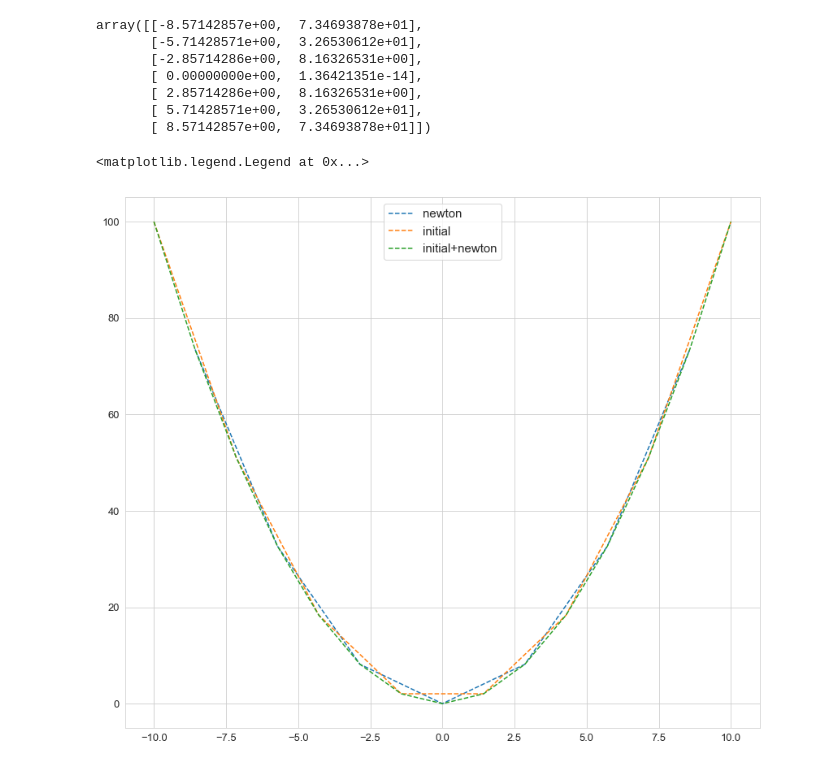
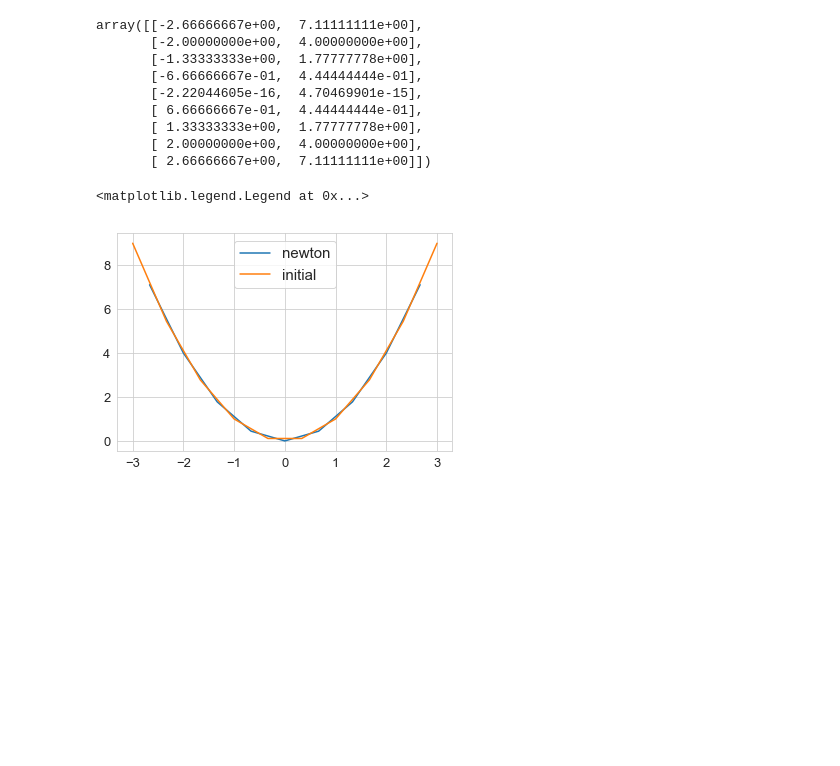
Before and after one commit to Dzhalolov/LabsForUniversity, a Jupyter notebook: Untitled.ipynb, the cells around one changed output. Drawn from its saved outputs; the diff is of its cells as text; code cells hidden in the pictures; blank space fills up the shorter version.

```diff
--- a/Untitled.ipynb
+++ b/Untitled.ipynb
@@ -42,14 +42,11 @@ def newton(x, x_new, n, y):
 import numpy as np
 import matplotlib.pyplot as plt
 
-a = -10
-b = 10
-n = 8
+a = -3
+b = 3
+n = 30
 x = np.linspace(a, b, n)
 y = x ** 2
 plt.plot(x, y)
 print("x: {} \ny: {}".format(x, y))
-x_new = 1.5
-y_new = newton(x, x_new, n, y)
-plt.plot(x_new, y_new, color='green', marker='o', linestyle='dashed')
 # %% [output]
@@ -83,18 +86,20 @@ y_all.append(y[-1])
 # %%
 x_new
 # %% [output]
-array([[-8.57142857e+00,  7.34693878e+01],
-       [-5.71428571e+00,  3.26530612e+01],
-       [-2.85714286e+00,  8.16326531e+00],
-       [ 0.00000000e+00,  1.36421351e-14],
-       [ 2.85714286e+00,  8.16326531e+00],
-       [ 5.71428571e+00,  3.26530612e+01],
-       [ 8.57142857e+00,  7.34693878e+01]])
+array([[-2.66666667e+00,  7.11111111e+00],
+       [-2.00000000e+00,  4.00000000e+00],
+       [-1.33333333e+00,  1.77777778e+00],
+       [-6.66666667e-01,  4.44444444e-01],
+       [-2.22044605e-16,  4.70469901e-15],
+       [ 6.66666667e-01,  4.44444444e-01],
+       [ 1.33333333e+00,  1.77777778e+00],
+       [ 2.00000000e+00,  4.00000000e+00],
+       [ 2.66666667e+00,  7.11111111e+00]])
 # %%
-plt.plot(x_new[:, 0], x_new[:, 1], label='newton', linestyle='dashed')
-plt.plot(x, y, label='initial', linestyle='dashed')
-plt.plot(x_all, y_all, label='initial+newton', linestyle='dashed')
+plt.plot(x_new[:, 0], x_new[:, 1], label='newton')
+plt.plot(x, y, label='initial')
+# plt.plot(x_all, y_all, label='initial+newton')
 plt.legend(loc="upper center")
 # %% [output]
 <matplotlib.legend.Legend at 0x...>
-[figure, old version]
+[figure, new version]
```
Also changed, not shown: parts of 7 cells of this notebook.
